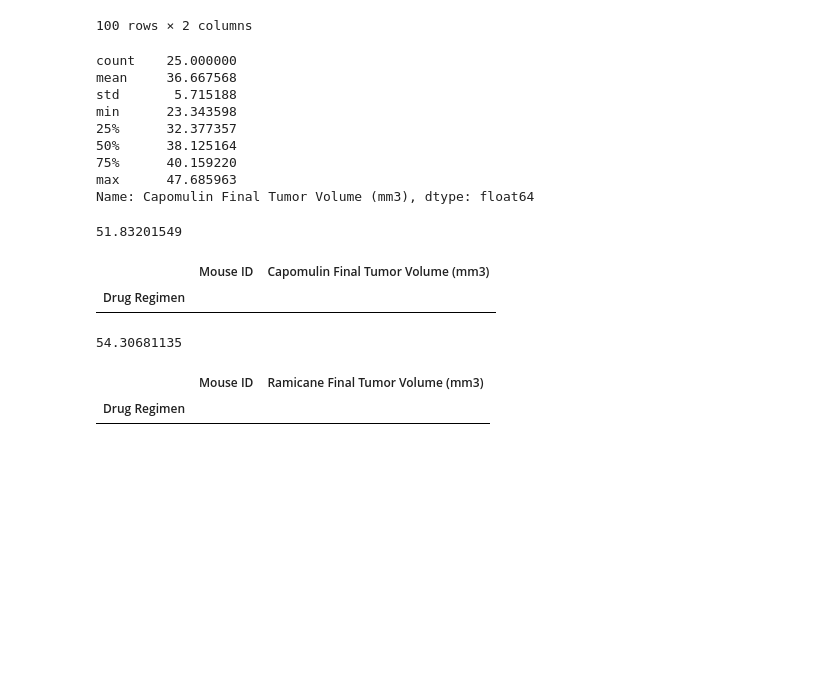
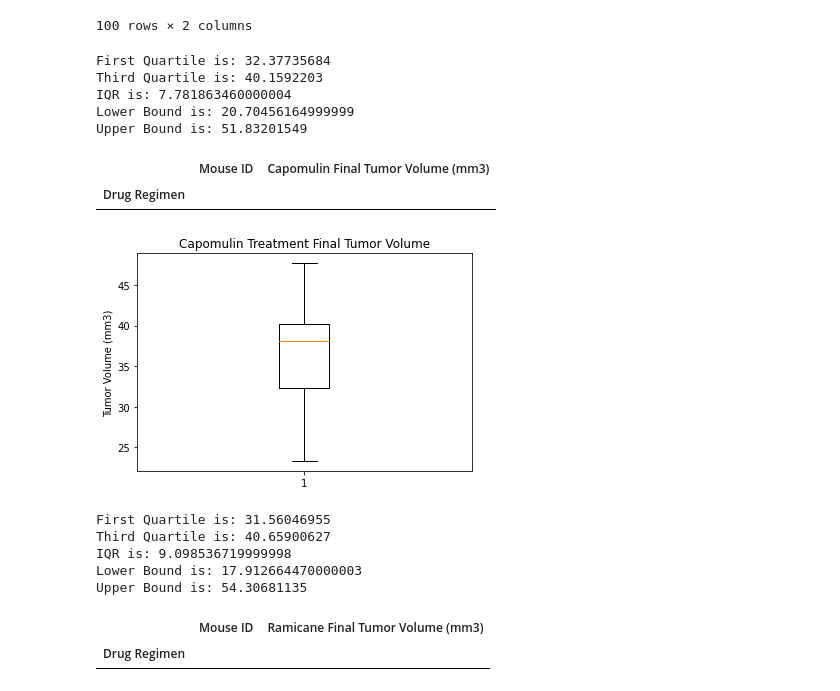
Before and after one commit to Richard-Lee123/Matplotlib-Challenge, a Jupyter notebook: Pymaceuticals/pymaceuticals_starter.ipynb, the cells around one changed output. Cells and saved outputs as stored; diff of their text form; code cells hidden in the pictures; blank space fills up the shorter version.

Commit message:
added box plots to the four drug regiment

```diff
--- a/Pymaceuticals/pymaceuticals_starter.ipynb
+++ b/Pymaceuticals/pymaceuticals_starter.ipynb
@@ -261,16 +287,7 @@ lt_df
 # %%
 capomulin_df= lt_df.drop(['Ramicane','Infubinol','Ceftamin']).rename(columns={'Tumor Volume (mm3)':'Capomulin Final Tumor Volume (mm3)'})
-capomulin_df['Capomulin Final Tumor Volume (mm3)'].describe()
+# capomulin_df['Capomulin Final Tumor Volume (mm3)'].describe()
+# capomulin_df
-# %% [output]
-count    25.000000
-mean     36.667568
-std       5.715188
-min      23.343598
-25%      32.377357
-50%      38.125164
-75%      40.159220
-max      47.685963
-Name: Capomulin Final Tumor Volume (mm3), dtype: float64
 # %%
 Q1 = capomulin_df['Capomulin Final Tumor Volume (mm3)'].quantile(0.25)
 Q3 = capomulin_df['Capomulin Final Tumor Volume (mm3)'].quantile(0.75)
@@ -282,13 +299,31 @@ l_bound = Q1-1.5*IQR
 l_bound
 u_bound = Q3+1.5*IQR
 u_bound
+print(f"First Quartile is: {Q1}")
+print(f"Third Quartile is: {Q3}")
+print(f"IQR is: {IQR}")
+print(f"Lower Bound is: {l_bound}")
+print(f"Upper Bound is: {u_bound}")
 # %% [output]
-51.83201549
+First Quartile is: 32.37735684
+Third Quartile is: 40.1592203
+IQR is: 7.781863460000004
+Lower Bound is: 20.70456164999999
+Upper Bound is: 51.83201549
 # %%
 capomulin_df[(capomulin_df['Capomulin Final Tumor Volume (mm3)']<l_bound)|(capomulin_df['Capomulin Final Tumor Volume (mm3)']>u_bound)]
 # %% [output]
 |  | Mouse ID | Capomulin Final Tumor Volume (mm3) |
 | Drug Regimen |  |  |
+# %%
+capo_bx = capomulin_df['Capomulin Final Tumor Volume (mm3)']
+fig1, ax1 = plt.subplots()
+ax1.set_title('Capomulin Treatment Final Tumor Volume')
+ax1.set_ylabel('Tumor Volume (mm3)')
+ax1.boxplot(capo_bx)
+plt.show()
+# %% [output]
+[figure, added]
 # %%
 ramicane_df =lt_df.drop(['Capomulin','Infubinol','Ceftamin']).rename(columns={'Tumor Volume (mm3)':'Ramicane Final Tumor Volume (mm3)'})
 # ramicane_df
@@ -303,8 +338,17 @@ l_bound = Q1-1.5*IQR
 l_bound
 u_bound = Q3+1.5*IQR
 u_bound
+print(f"First Quartile is: {Q1}")
+print(f"Third Quartile is: {Q3}")
+print(f"IQR is: {IQR}")
+print(f"Lower Bound is: {l_bound}")
+print(f"Upper Bound is: {u_bound}")
 # %% [output]
-54.30681135
+First Quartile is: 31.56046955
+Third Quartile is: 40.65900627
+IQR is: 9.098536719999998
+Lower Bound is: 17.912664470000003
+Upper Bound is: 54.30681135
 # %%
 ramicane_df[(ramicane_df['Ramicane Final Tumor Volume (mm3)']<l_bound)|(ramicane_df['Ramicane Final Tumor Volume (mm3)']>u_bound)]
 # %% [output]
```
Also changed, not shown: parts of 12 cells of this notebook.
